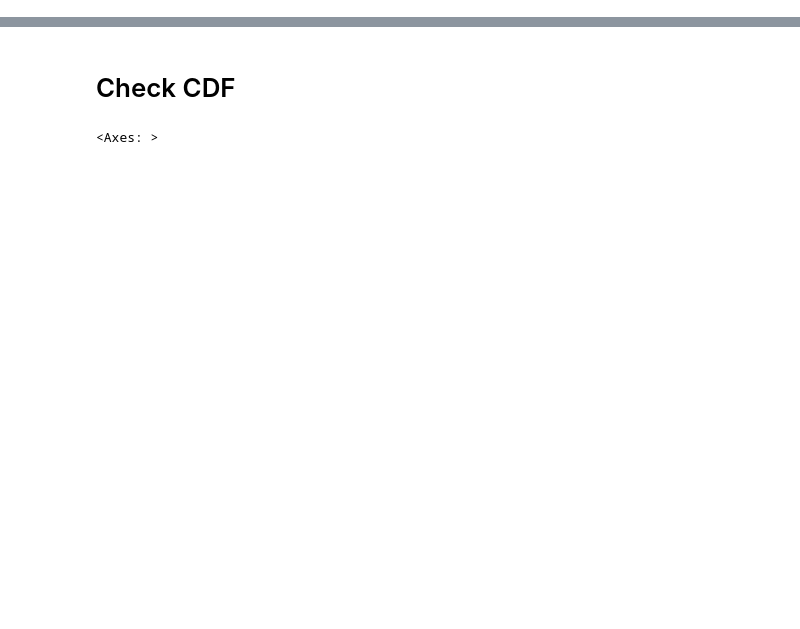
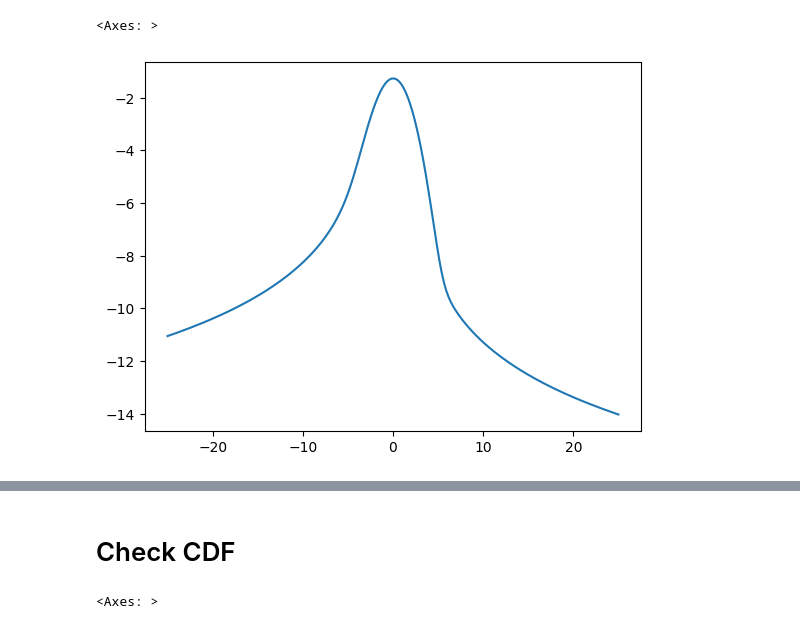
Before and after one commit to tjhunter/levy-stable-jax, a Jupyter notebook: notebooks/_explo.ipynb, the cells around one changed output, grey strips where cells are left out. Saved outputs shown, nothing was run; the diff lists cells and outputs as text; code cells hidden in the pictures; blank space fills up the shorter version.

```diff
--- a/notebooks/_explo.ipynb
+++ b/notebooks/_explo.ipynb
@@ -39,0 +46,6 @@ sns.lineplot(x=xs,
+# %%
+tab = levy_stable_jax.distribution.jax_read_from_cache("logpdf")
+tab_ys0 = tab[:,int((alpha-1.1)*80/(2-1.1)), int((beta+1)*101/2)]
+tab_xs = np.linspace(-25,25,200)
+int((alpha-1.1)*80/(2-1.1))
+tab_ys0
@@ -39,0 +70,3 @@ sns.lineplot(x=xs,
+# %%
+tab_ys = levy_stable_jax._generate_data._gen_clean_vals_logpdf(alpha,beta,tab_xs,2*25/200)
+tab_ys
@@ -40,3 +91,9 @@ sns.lineplot(x=xs,
+# %%
+sns.lineplot(x=tab_xs,
+             y=tab_ys)
+# %% [output]
+<Axes: >
+[figure, added]
 # %%
 xs = jnp.linspace(-10, 10, 100)
 sns.lineplot(x=xs,
```
Also changed, not shown: parts of 24 cells of this notebook, 6 other files.
